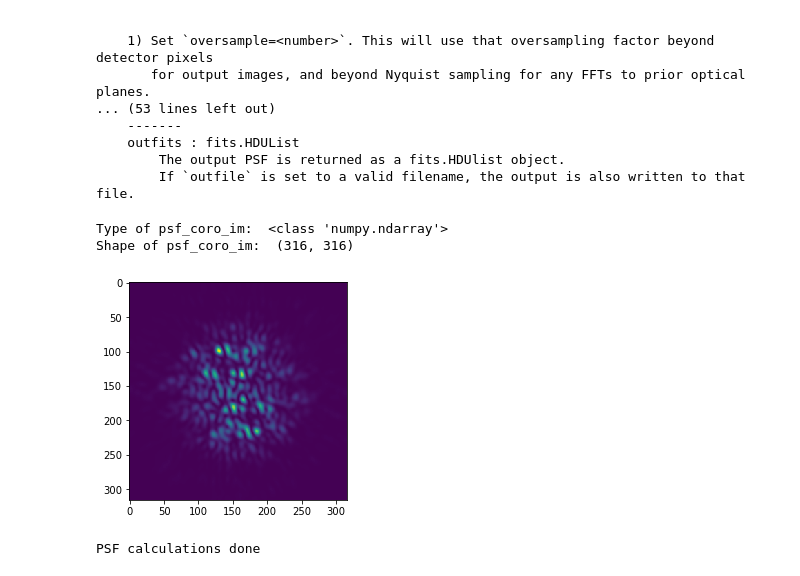
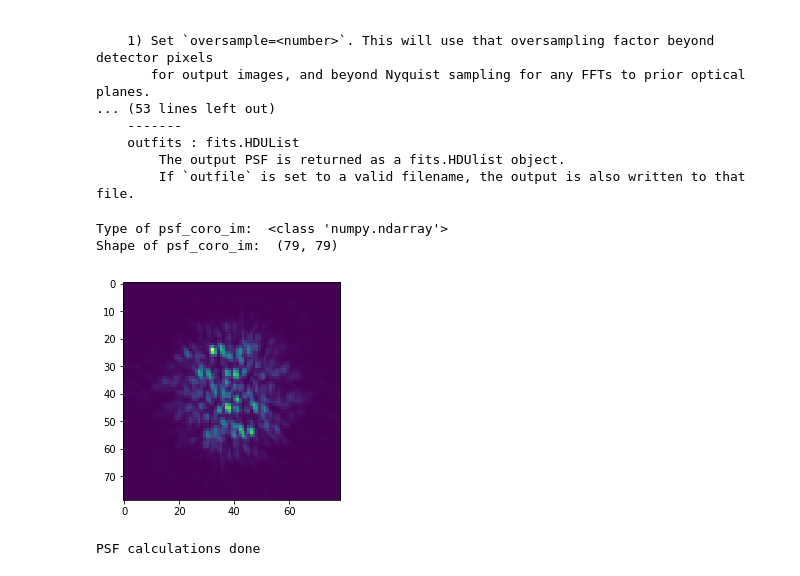
Before and after one commit to spacetelescope/PASTIS, a Jupyter notebook: python/DealingWithWebbPSF.ipynb, the cells around one changed output. Drawn from its saved outputs; the diff is of its cells as text; code cells hidden in the pictures.

```diff
--- a/python/DealingWithWebbPSF.ipynb
+++ b/python/DealingWithWebbPSF.ipynb
@@ -79,15 +79,18 @@ calc_psf(outfile=None, source=None, nlambda=None, monochromatic=None, fov_arcsec
 # %%
 # The default return is the PSF as an HDUlist object, from which I can extract the data as an image array
 # by doing this:
-psf_coro_im = psf_coro[0].data
+psf_coro_im = psf_coro[1].data
 print('Type of psf_coro_im: ', type(psf_coro_im))
 print('Shape of psf_coro_im: ', psf_coro_im.shape)
+
+# Extension [0] is always overampled by a factor of 4, meaning we are putting 4 image pixels onto one detector pixel.
+# The extension [1] alwyas gives us the detector-sampled image.
 
 # Display it with classic plt.imshow().
 plt.imshow(psf_coro_im)
 plt.show()
 # %% [output]
 Type of psf_coro_im:  <class 'numpy.ndarray'>
-Shape of psf_coro_im:  (316, 316)
+Shape of psf_coro_im:  (79, 79)
-[figure, old version]
+[figure, new version]
 # %%
```
Also changed, not shown: parts of 26 cells of this notebook.
